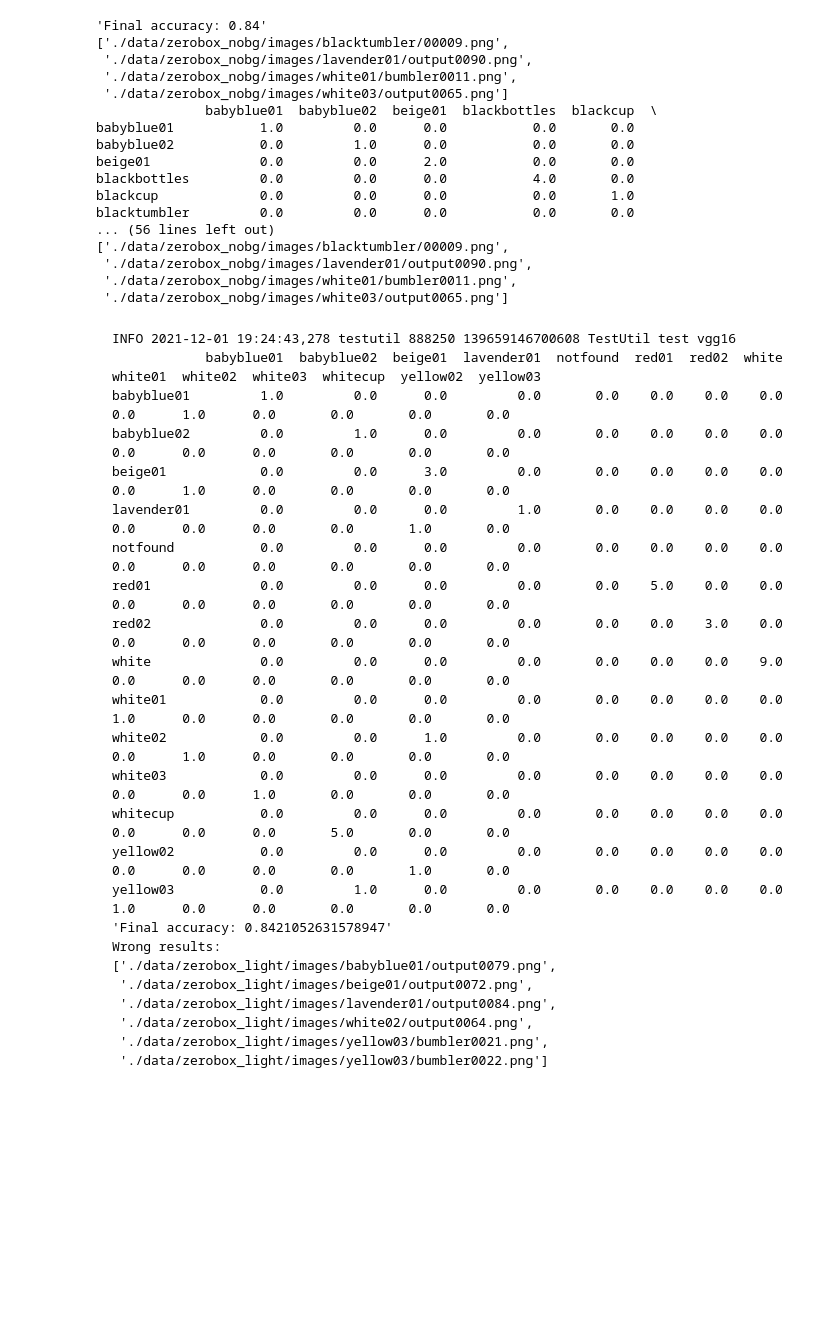
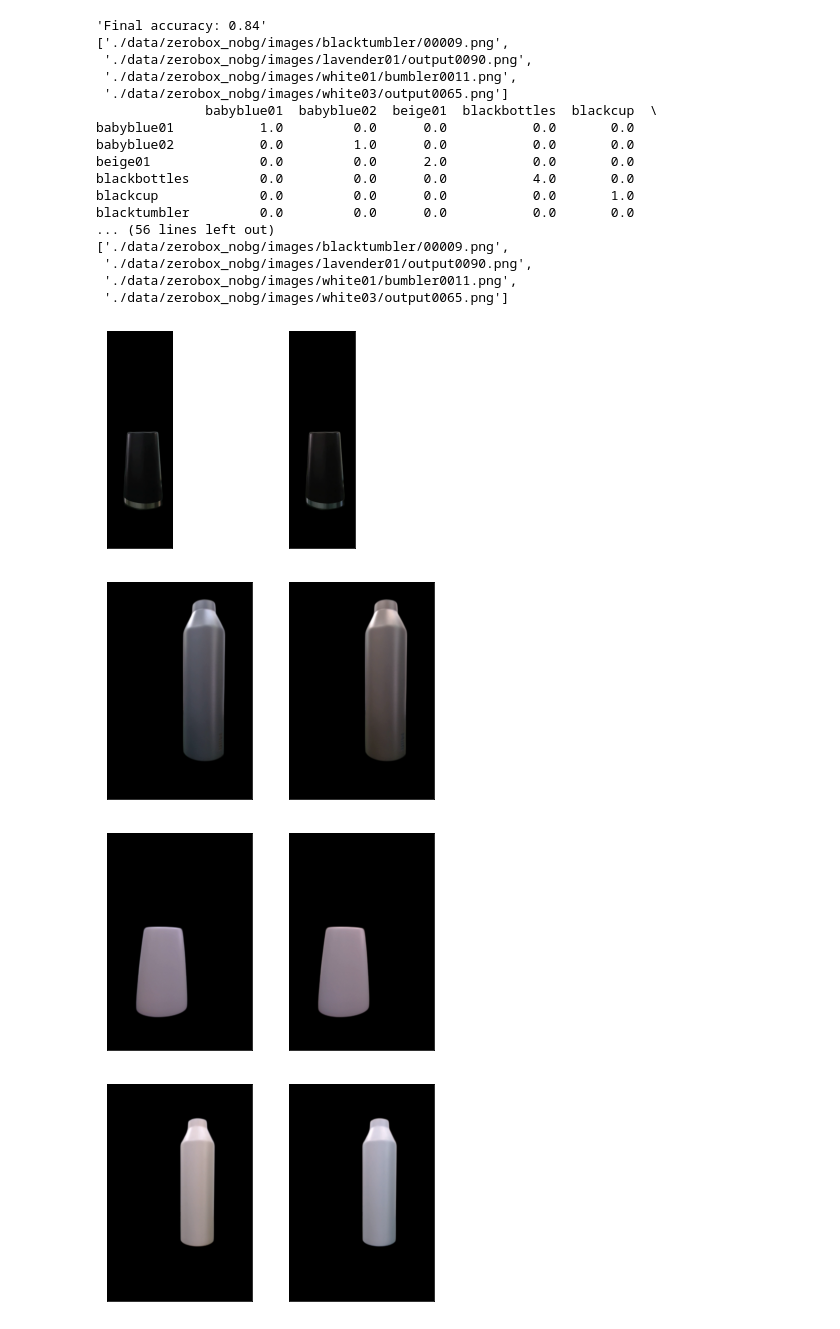
Before and after one commit to MM2021-811/ImageIdentification, a Jupyter notebook: compares.ipynb, the cells around one changed output. Drawn from its saved outputs; the diff is of its cells as text; code cells hidden in the pictures; blank space fills up the shorter version.

````diff
--- a/compares.ipynb
+++ b/compares.ipynb
@@ -235,48 +235,31 @@ blacktumbler         0.0         0.0      0.0           0.0       0.0
  './data/zerobox_nobg/images/lavender01/output0090.png',
  './data/zerobox_nobg/images/white01/bumbler0011.png',
  './data/zerobox_nobg/images/white03/output0065.png']
-# %% [markdown]
-```
-INFO 2021-12-01 19:24:43,278 testutil 888250 139659146700608 TestUtil test vgg16
-            babyblue01  babyblue02  beige01  lavender01  notfound  red01  red02  white  white01  white02  white03  whitecup  yellow02  yellow03
-babyblue01         1.0         0.0      0.0         0.0       0.0    0.0    0.0    0.0      0.0      1.0      0.0       0.0       0.0       0.0
-babyblue02         0.0         1.0      0.0         0.0       0.0    0.0    0.0    0.0      0.0      0.0      0.0       0.0       0.0       0.0
-beige01            0.0         0.0      3.0         0.0       0.0    0.0    0.0    0.0      0.0      1.0      0.0       0.0       0.0       0.0
-lavender01         0.0         0.0      0.0         1.0       0.0    0.0    0.0    0.0      0.0      0.0      0.0       0.0       1.0       0.0
-notfound           0.0         0.0      0.0         0.0       0.0    0.0    0.0    0.0      0.0      0.0      0.0       0.0       0.0       0.0
-red01              0.0         0.0      0.0         0.0       0.0    5.0    0.0    0.0      0.0      0.0      0.0       0.0       0.0       0.0
-red02              0.0         0.0      0.0         0.0       0.0    0.0    3.0    0.0      0.0      0.0      0.0       0.0       0.0       0.0
-white              0.0         0.0      0.0         0.0       0.0    0.0    0.0    9.0      0.0      0.0      0.0       0.0       0.0       0.0
-white01            0.0         0.0      0.0         0.0       0.0    0.0    0.0    0.0      1.0      0.0      0.0       0.0       0.0       0.0
-white02            0.0         0.0      1.0         0.0       0.0    0.0    0.0    0.0      0.0      1.0      0.0       0.0       0.0       0.0
-white03            0.0         0.0      0.0         0.0       0.0    0.0    0.0    0.0      0.0      0.0      1.0       0.0       0.0       0.0
-whitecup           0.0         0.0      0.0         0.0       0.0    0.0    0.0    0.0      0.0      0.0      0.0       5.0       0.0       0.0
-yellow02           0.0         0.0      0.0         0.0       0.0    0.0    0.0    0.0      0.0      0.0      0.0       0.0       1.0       0.0
-yellow03           0.0         1.0      0.0         0.0       0.0    0.0    0.0    0.0      1.0      0.0      0.0       0.0       0.0       0.0
-'Final accuracy: 0.8421052631578947'
-Wrong results:
-['./data/zerobox_light/images/babyblue01/output0079.png',
- './data/zerobox_light/images/beige01/output0072.png',
- './data/zerobox_light/images/lavender01/output0084.png',
- './data/zerobox_light/images/white02/output0064.png',
- './data/zerobox_light/images/yellow03/bumbler0021.png',
- './data/zerobox_light/images/yellow03/bumbler0022.png']
-```
-# %%
-from util.load_bottles import load_data_to_vearch
-from init_vearch_local import create_space,delete_space,create_db
-from util.vearchutil import VearchUtil
-
-db_name="bottle"
-create_db(db_name)
-
-model_name = "resnet"
-image_name = "./data/zerobox/images/blackbottles/00001.png"
-util = VearchUtil(model_name=model_name)
-item = util.extract_feature(image=image_name)
-feature_dim = len(item)
-print(feature_dim)
-
-delete_space("bottle",model_name)
-create_space("bottle",model_name,feature_dim=feature_dim,partition=10)
-load_data_to_vearch(model_name=model_name)
+# %%
+# batch test results
+from util.testutil import TestUtil
+from pprint import pprint
+import cv2
+from util.vearchutil import VearchUtil
+
+util = VearchUtil(model_name="alphaalex")
+wrong_images = ['./data/zerobox_nobg/images/blacktumbler/00009.png',
+ './data/zerobox_nobg/images/lavender01/output0090.png',
+ './data/zerobox_nobg/images/white01/bumbler0011.png',
+ './data/zerobox_nobg/images/white03/output0065.png']
+
+images = []
+for image_name in wrong_images:
+    image = cv2.imread(image_name)
+    image = cv2.cvtColor(image,cv2.COLOR_BGR2RGB)
+    item = util.search_by_image(image=image_name)
+    image2 = cv2.imread(item["data"]["image_name"])
+    image2 = cv2.cvtColor(image,cv2.COLOR_BGR2RGB)
+
+    # pprint(item)
+    TestUtil.plot_images([image,image2])
+# %% [output]
+[figure, added]
+[figure, added]
+[figure, added]
+[figure, added]
````
Also changed, not shown: 5 other files.
